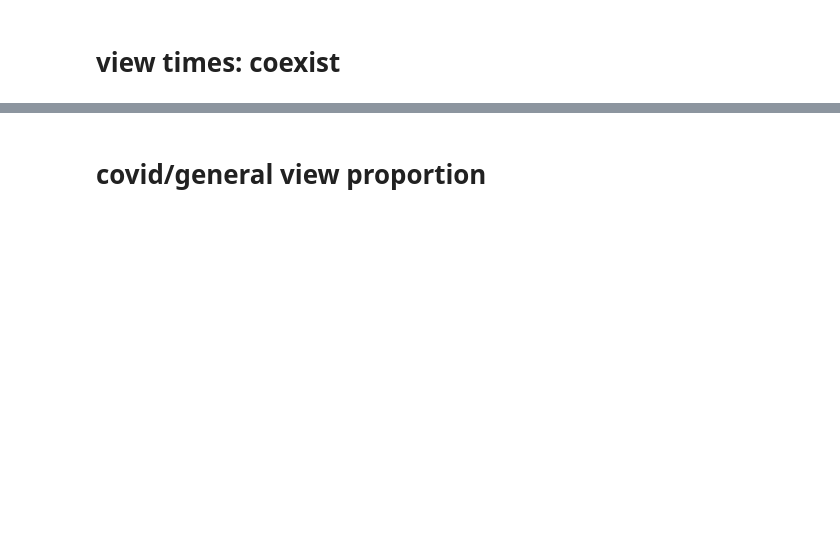
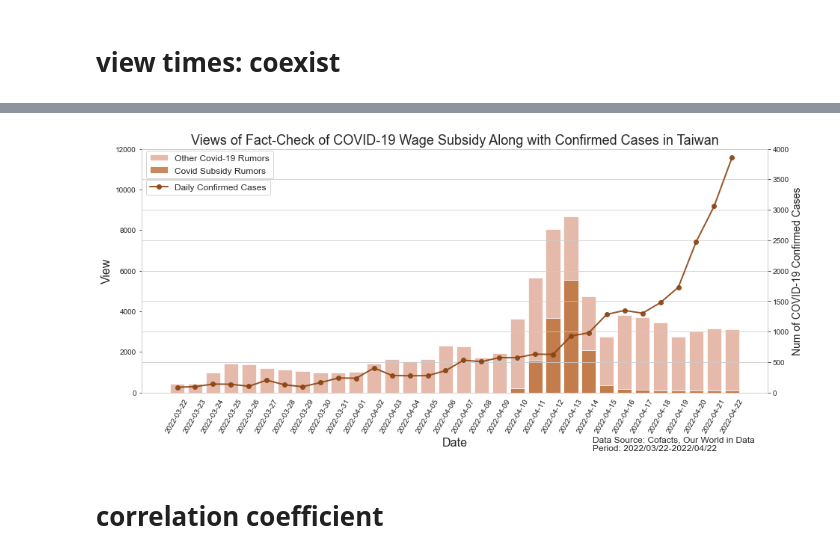
Before and after one commit to Yung-Chun/cofacts_controversial-rumors-detecting, a Jupyter notebook: cofacts_04_visualization_rumor.ipynb, the cells around one changed output, grey strips where cells are left out. Cells and saved outputs as stored; diff of their text form; code cells hidden in the pictures; blank space fills up the shorter version.

```diff
--- a/cofacts_04_visualization_rumor.ipynb
+++ b/cofacts_04_visualization_rumor.ipynb
@@ -355,0 +365,55 @@ x = np.array(taiwan.new_cases)
+# %%
+particular_rumor_view = all_view.merge(label_data_df[label_data_df['label']==701][['label', 'article_id']])\
+                        .drop(columns=['label', 'article_id']).sum()
+# %%
+particular_rumor_view = pd.DataFrame(particular_rumor_view).reset_index()\
+                        .rename(columns={'index':'date',0:'count'})
+# %%
+fig, ax = plt.subplots(1,1,figsize=(15,6), facecolor='white', edgecolor='white')
+ax.grid()
+sns.set_style('whitegrid')
+
+#bar chart
+bar1 = sns.barplot(x='date',  y="all_covid_rumor", data=covid_all_view,
+                   color='darksalmon', label='Other Covid-19 Rumors', alpha=0.7)
+bar2 = sns.barplot(x='date', y="count", data=particular_rumor_view,
+                   color='chocolate', label='Covid Subsidy Rumors', alpha=0.8)
+
+top_bar = mpatches.Patch(color='darksalmon')
+bottom_bar = mpatches.Patch(color='chocolate')
+
+plt.legend(handles=[top_bar, bottom_bar])
+plt.legend(fontsize = 12, bbox_to_anchor=(0,1.01), loc='upper left')
+
+plt.xticks(rotation=60)
+plt.ylabel('View',fontsize = 16)
+
+ax.set_xlabel('Date', fontsize = 16)
+plt.xticks(rotation=60)
+ax.set_ylim([0,12000])
+
+#line cahrt
+ax1= ax.twinx()
+x=taiwan['date']
+y=taiwan['new_cases']
+ax1.plot(x,y,'-o',  color='saddlebrown', linewidth=2, label='Daily Confirmed Cases', alpha=0.9)
+
+ax1.set_xlabel('Date', fontsize = 16)
+ax1.set_ylim([0,4000])
+ax1.set_ylabel('Num of COVID-19 Confirmed Cases',fontsize = 14)
+ax1.legend(fontsize = 12, bbox_to_anchor=(0,0.89), loc='upper left')
+
+
+save_name = 'Views of Fact-Check of COVID-19 Wage Subsidy Along with Confirmed Cases in Taiwan'
+plt.title(save_name, fontsize = 18)
+plt.annotate('Data Source: Cofacts, Our World in Data\nPeriod: 2022/03/22-2022/04/22',
+             (0.615,0.01), xycoords='figure fraction', fontsize=12)
+
+plt.savefig(pic_path/f'cofacts_{save_name}_by_cat.png',
+            bbox_inches='tight')
+
+plt.show()
+# %% [output]
+[figure, added]
+# %% [markdown]
+# correlation coefficient
@@ -361,2 +425,0 @@ np.corrcoef(x, y)
-# %% [markdown]
-# covid/general view proportion
```
Also changed, not shown: parts of 19 cells of this notebook.
